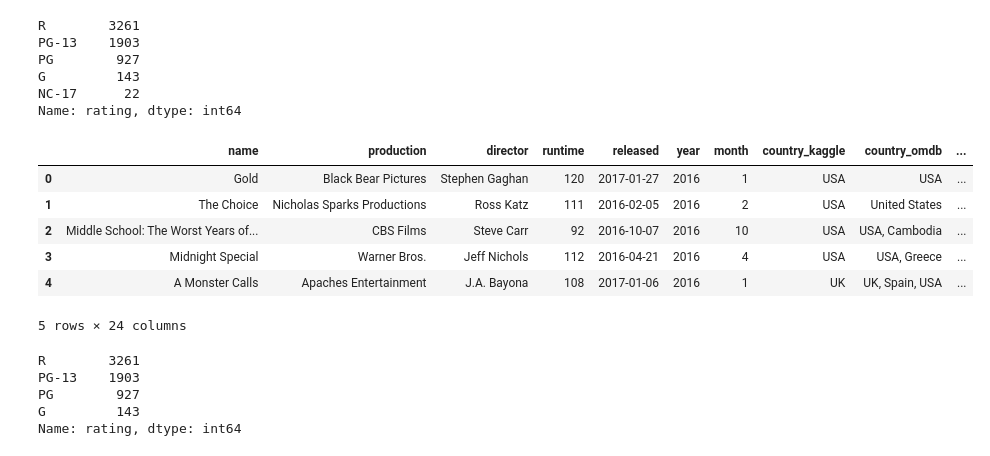
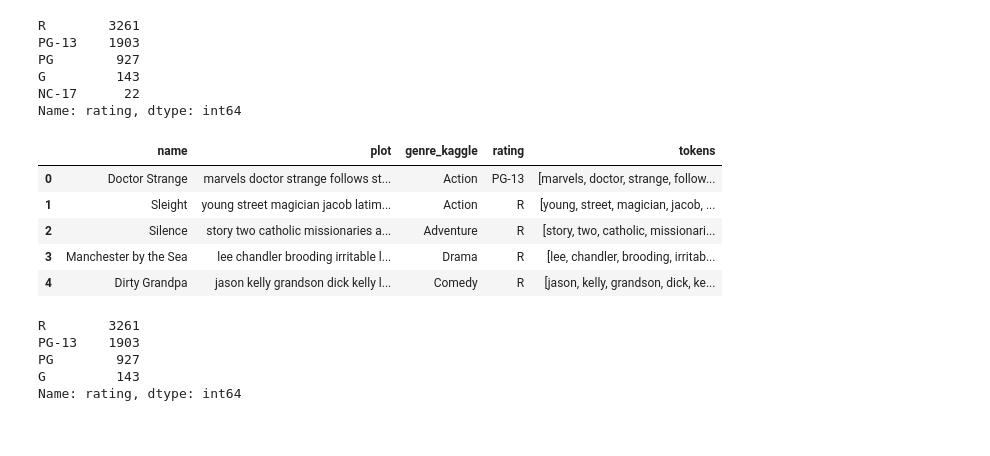
Before and after one commit to ztcnrh/NLP-Movie-Rating-Predictor, a Jupyter notebook: alannah/rating_classification.ipynb, the cells around one changed output. Drawn from its saved outputs; the diff is of its cells as text; code cells hidden in the pictures.

Commit message:
updated ratings

```diff
--- a/alannah/rating_classification.ipynb
+++ b/alannah/rating_classification.ipynb
@@ -16,0 +40,4 @@ raw_df.head()
+# %%
+plot_df[plot_df["plot"].isna()]
+plot_df["plot"].fillna("", inplace=True)
+plot_df
@@ -16,0 +62,11 @@ raw_df.head()
+# %%
+# Remove punctuation
+import string
+
+
+def remove_punct(text):
+    table = str.maketrans("", "", string.punctuation)
+    return text.translate(table)
+
+
+plot_df["plot"] = [remove_punct(x) for x in plot_df["plot"]]
@@ -16,0 +79,16 @@ raw_df.head()
+# %%
+# Remove stopwords
+import nltk
+nltk.download('stopwords')
+from nltk.corpus import stopwords
+
+stop = set(stopwords.words("english"))
+
+
+def remove_stopwords(text):
+    text = [word.lower() for word in text.split() if word.lower() not in stop]
+
+    return " ".join(text)
+
+
+plot_df["plot"] = [remove_stopwords(x) for x in plot_df["plot"]]
@@ -16,0 +119,6 @@ raw_df.head()
+# %%
+from nltk.tokenize import TreebankWordTokenizer
+
+tokenizer = TreebankWordTokenizer()
+
+plot_df["tokens"] = plot_df["plot"].map(tokenizer.tokenize)
@@ -24,16 +182,15 @@ G         143
 NC-17      22
 Name: rating, dtype: int64
 # %%
-no_nc_df = raw_df[raw_df["rating"] != "NC-17"]
+no_nc_df = plot_df[plot_df["rating"] != "NC-17"]
 no_nc_df.head()
 # %% [output]
-|  | name | production | director | runtime | released | year | month | country_kaggle | country_omdb | ... |
-| 0 | Gold | Black Bear Pictures | Stephen Gaghan | 120 | 2017-01-27 | 2016 | 1 | USA | USA | ... |
-| 1 | The Choice | Nicholas Sparks Productions | Ross Katz | 111 | 2016-02-05 | 2016 | 2 | USA | United States | ... |
-| 2 | Middle School: The Worst Years of... | CBS Films | Steve Carr | 92 | 2016-10-07 | 2016 | 10 | USA | USA, Cambodia | ... |
-| 3 | Midnight Special | Warner Bros. | Jeff Nichols | 112 | 2016-04-21 | 2016 | 4 | USA | USA, Greece | ... |
-| 4 | A Monster Calls | Apaches Entertainment | J.A. Bayona | 108 | 2017-01-06 | 2016 | 1 | UK | UK, Spain, USA | ... |
+|  | name | plot | genre_kaggle | rating | tokens |
+| 0 | Doctor Strange | marvels doctor strange follows st... | Action | PG-13 | [marvels, doctor, strange, follow... |
+| 1 | Sleight | young street magician jacob latim... | Action | R | [young, street, magician, jacob, ... |
+| 2 | Silence | story two catholic missionaries a... | Adventure | R | [story, two, catholic, missionari... |
+| 3 | Manchester by the Sea | lee chandler brooding irritable l... | Drama | R | [lee, chandler, brooding, irritab... |
+| 4 | Dirty Grandpa | jason kelly grandson dick kelly l... | Comedy | R | [jason, kelly, grandson, dick, ke... |
-5 rows × 24 columns
 # %%
 # Check to make sure that NC-17 rows have been removed
 no_nc_df.rating.value_counts()
```
Also changed, not shown: parts of 33 cells of this notebook, 1 other file.
